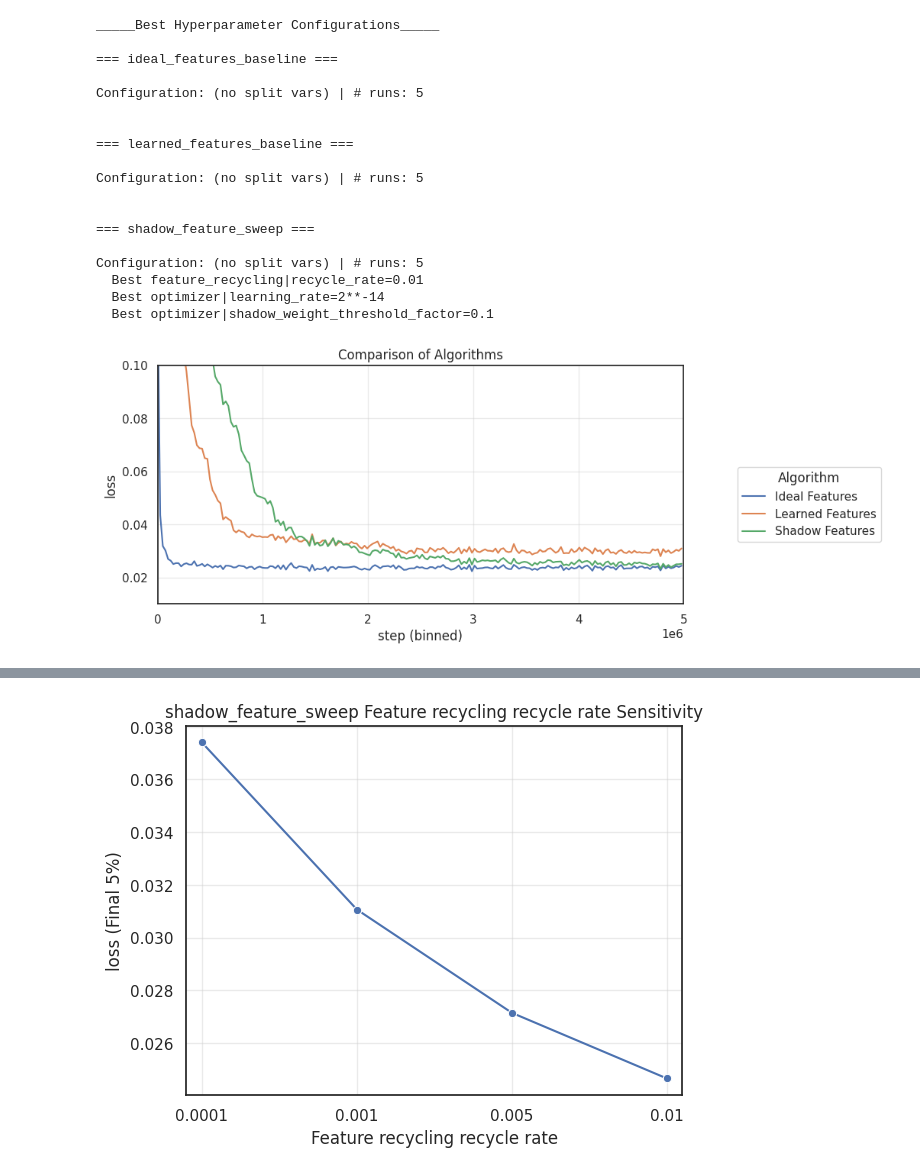
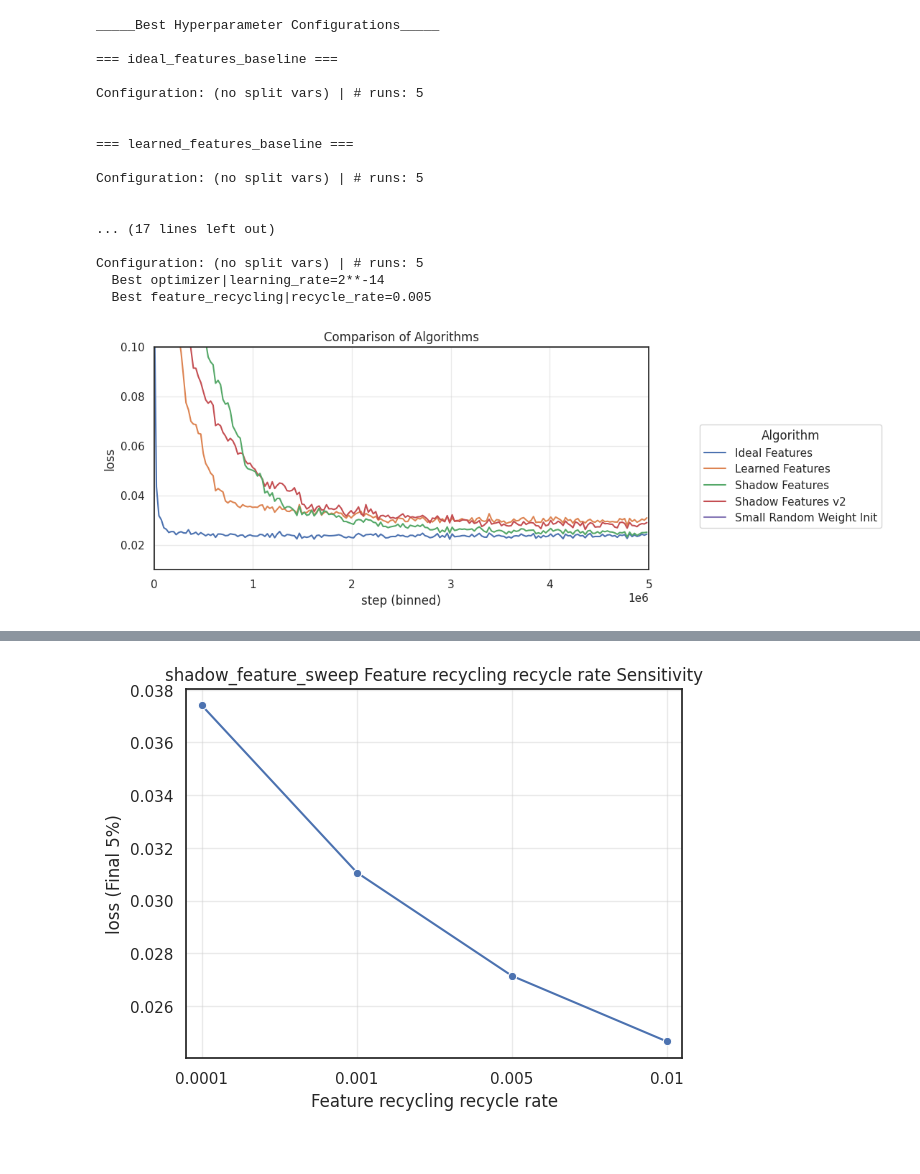
Before and after one commit to ejmejm/phd_research, a Jupyter notebook: phd/feature_search/analysis/paper_v4/ns_feature_search.ipynb, the cells around one changed output, grey strips where cells are left out. Cells and saved outputs as stored; diff of their text form; code cells hidden in the pictures; blank space fills up the shorter version.

```diff
--- a/phd/feature_search/analysis/paper_v4/ns_feature_search.ipynb
+++ b/phd/feature_search/analysis/paper_v4/ns_feature_search.ipynb
@@ -33,8 +35,27 @@ config_dfs, run_dfs = load_experiment_data(config_data_path, run_data_path)
 # %%
 print("_____Best Hyperparameter Configurations_____")
 
+sweep_ablation_vars = {
+    'small_random_weight_init': [
+        'optimizer|learning_rate',
+        'feature_recycling|recycle_rate',
+    ],
+    'ideal_features_baseline': [],
+    'learned_features_baseline': [],
+    'shadow_feature_sweep': [
+        'optimizer|shadow_weight_threshold_factor',
+        'optimizer|learning_rate',
+        'feature_recycling|recycle_rate',
+    ],
+    'shadow_feature_v2_sweep': [
+        'optimizer|shadow_weight_threshold_factor',
+        'optimizer|learning_rate',
+        'feature_recycling|recycle_rate',
+    ],
+}
+
 best_config_dfs, best_run_dfs, best_hyperparam_vals = get_best_ablation_values(
-    config_dfs, run_dfs)
+    config_dfs, run_dfs, sweep_ablation_vars)
 # %% [output]
 _____Best Hyperparameter Configurations_____
 
@@ -48,12 +69,11 @@ Configuration: (no split vars) | # runs: 5
 Configuration: (no split vars) | # runs: 5
 
 
-=== shadow_feature_sweep ===
+... (17 lines left out)
 
 Configuration: (no split vars) | # runs: 5
-  Best feature_recycling|recycle_rate=0.01
   Best optimizer|learning_rate=2**-14
-  Best optimizer|shadow_weight_threshold_factor=0.1
+  Best feature_recycling|recycle_rate=0.005
 # %%
 combined_run_df = pd.concat(list(best_run_dfs.values()))
 combined_config_df = pd.concat(
@@ -61,31 +81,34 @@ combined_config_df = pd.concat(
 )
 
 algo_map = {
     'ideal_features_baseline': 'Ideal Features',
     'learned_features_baseline': 'Learned Features',
     'shadow_feature_sweep': 'Shadow Features',
+    'shadow_feature_v2_sweep': 'Shadow Features v2',
+    'small_random_weight_init': 'Small Random Weight Init',
 }
 
 # Only keep rows whose split_name is in algo_map
 combined_config_df = combined_config_df[combined_config_df['split_name'].isin(algo_map.keys())].copy()
 valid_run_ids = combined_config_df['run_id'].unique()
 combined_run_df = combined_run_df[combined_run_df['run_id'].isin(valid_run_ids)].copy()
 combined_config_df['algo'] = combined_config_df['split_name'].map(algo_map)
 
 
 plot_learning_curves(
     run_df = combined_run_df,
     config_df = combined_config_df,
     n_bins = 200,
     figsize = (8, 4),
     hue_col = 'algo',
     legend_title = 'Algorithm',
 )
 plt.ylim(0.01, 0.1)
 plt.title('Comparison of Algorithms')
 plt.show()
 
 # NOTE: THIS IS ONLY ACTUALLY DOING BETTER BECAUSE THE RECYLING RATE IS HIGHER THAN THE AUTOSTEP BASELINE
 #       SHADOW FEATURES DONT ACTUALLY MATTER HERE
+# It looks like the 2^-14 initial step-size was also really important, 2^-16 was too low and 2^-12 was too high
 # %% [output]
-[figure, old version]
+[figure, new version]
```
Also changed, not shown: parts of 2 cells of this notebook, 2 other files.
